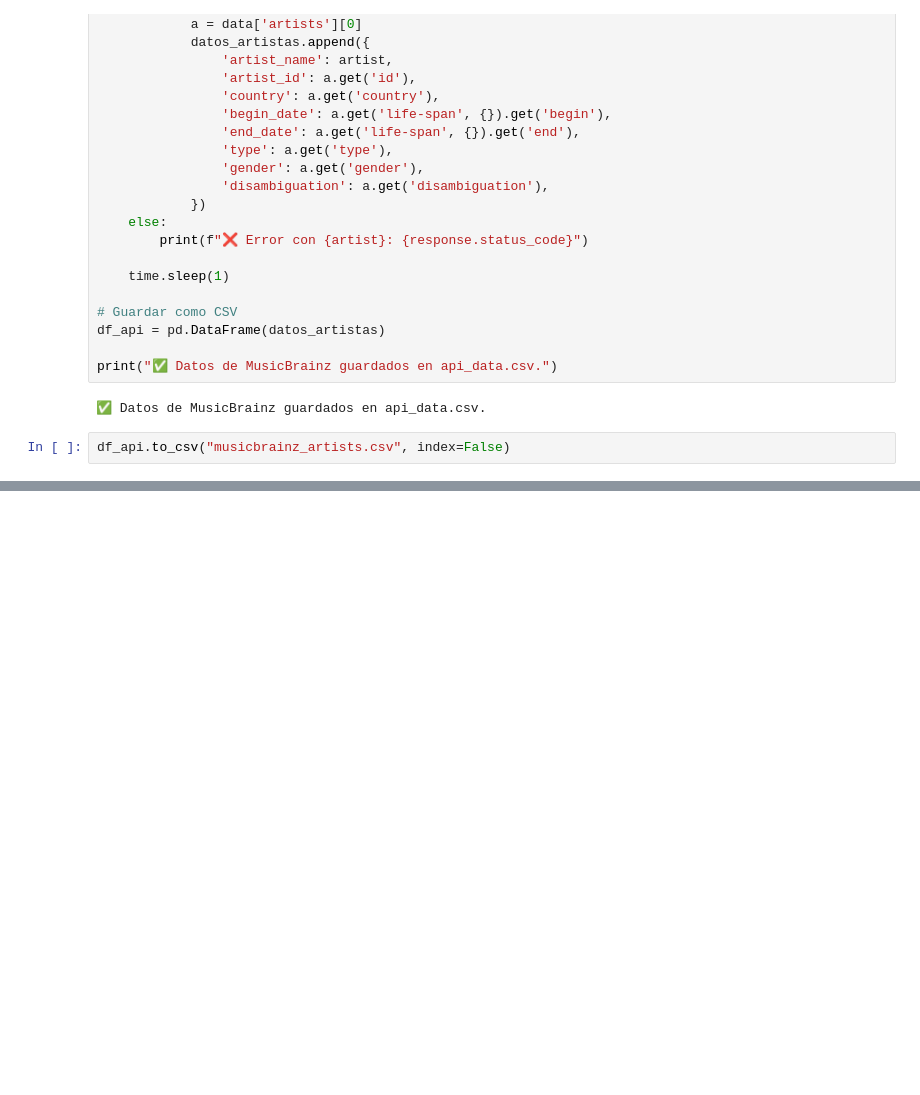
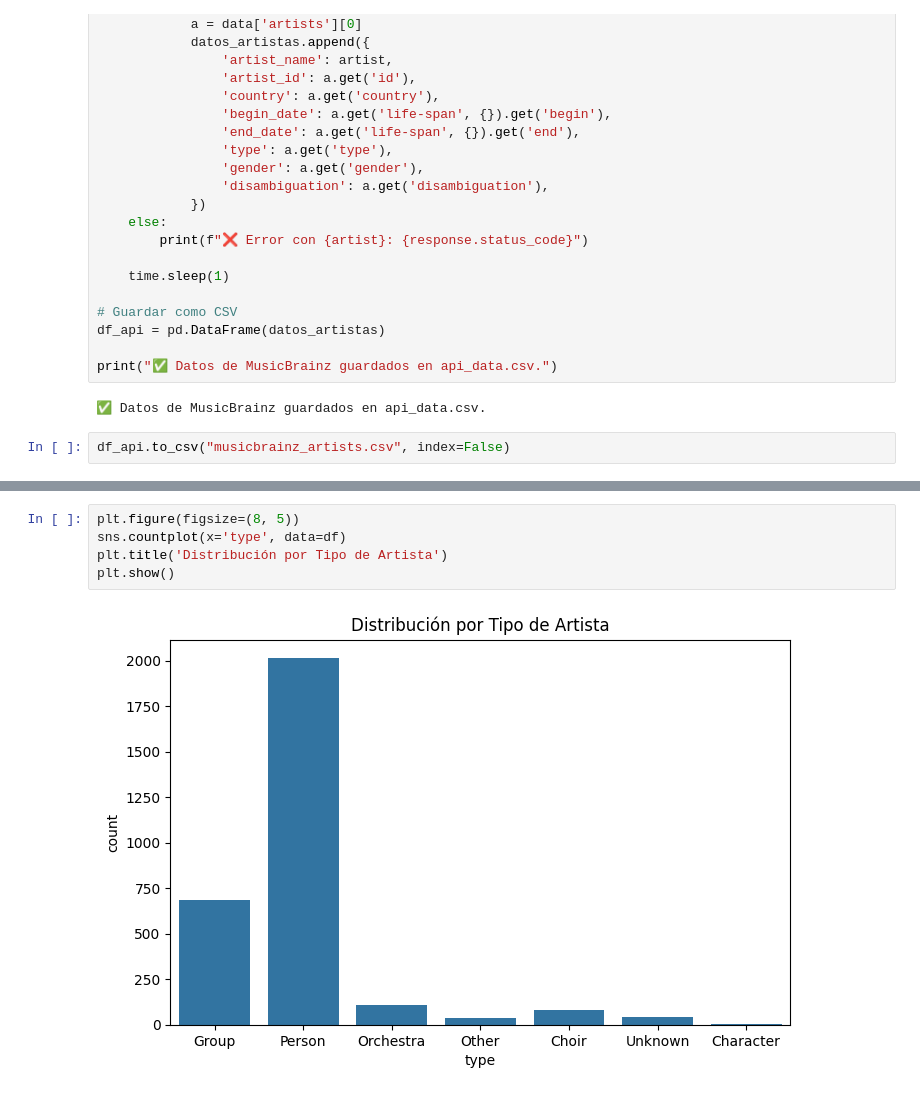
Before and after one commit to Michelburgos/Workshop_2, a Jupyter notebook: notebooks/004_EDA_API.ipynb, the cells around one changed output, grey strips where cells are left out. Cells and saved outputs as stored; diff of their text form; blank space fills up the shorter version.

```diff
--- a/notebooks/004_EDA_API.ipynb
+++ b/notebooks/004_EDA_API.ipynb
@@ -154,0 +190,7 @@ plt.show()
+# %%
+plt.figure(figsize=(8, 5))
+sns.countplot(x='type', data=df)
+plt.title('Distribución por Tipo de Artista')
+plt.show()
+# %% [output]
+[figure, added]
```
Also changed, not shown: parts of 21 cells of this notebook.
